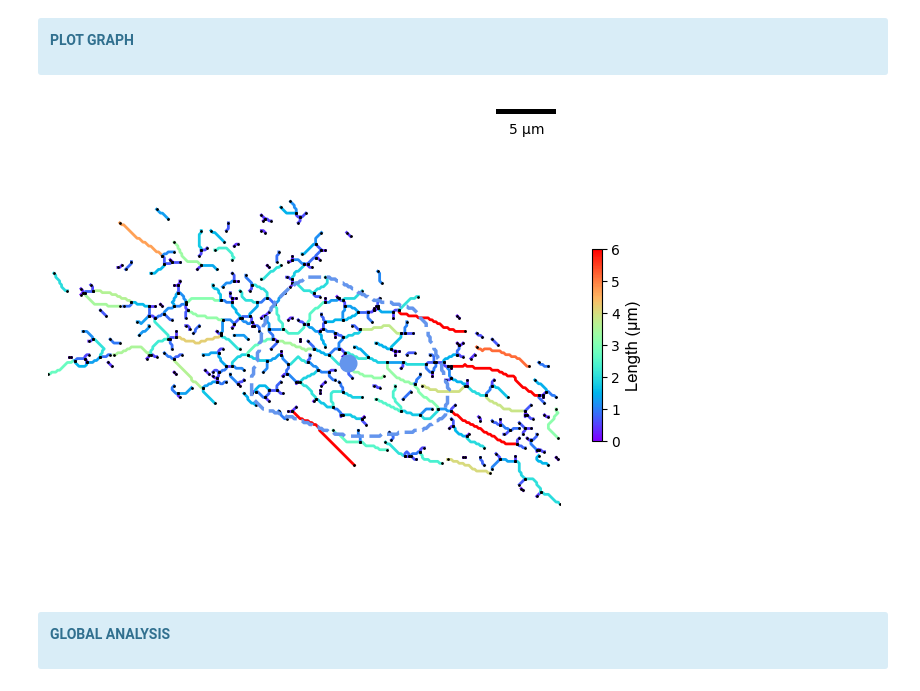
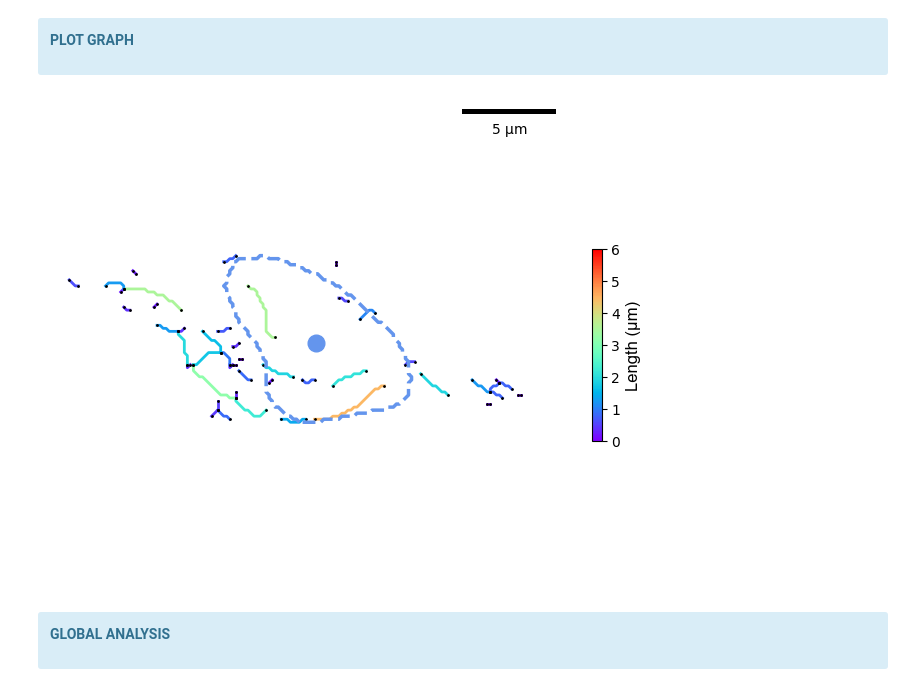
Before and after one commit to diogojfv/aTubulinOrganization, a Jupyter notebook: 7 - Results Analysis.ipynb, the cells around one changed output. Drawn from its saved outputs; the diff is of its cells as text; code cells hidden in the pictures.

```diff
--- a/7 - Results Analysis.ipynb
+++ b/7 - Results Analysis.ipynb
@@ -48,7 +48,7 @@ data = init_import(folder,options)
 
 # Import processed results
 #ResultsDF = pd.read_pickle(folder + "\\ResultsDF_TEST_DONE.pkl")
-ResultsDF = pd.read_pickle(folder + "\\ResultsDF_6_mai_24_totest.pkl")
+ResultsDF = pd.read_pickle(folder + "\\ResultsDF_7_nov_24_totest.pkl")
 # %% [output]
 >>> [CYTO] added.
 >>> [NUCL] added.
@@ -213,7 +228,7 @@ fig_graph = graph_plotter(ResultsRow       = ResultsDF.loc[cell],
                           main_branch      = False,
                           overlay          = None,
                           scalebar         = True,
-                          save             = 'morphology_graph0')
+                          save             = 'morphology_graph_fig4c')
 
 # graph_plotter(ResultsRow       = ResultsDF.loc[cell],
 #               data             = data,
@@ -286,34 +301,34 @@ fig_graph = graph_plotter(ResultsRow       = ResultsDF.loc[cell],
 #                           overlay          = None,
 #                           scalebar         = True,
 #                           save             = False)
 
 # fig_graph = graph_plotter(ResultsRow       = ResultsDF.loc[cell],
 #               data             = data,
 #               cmap             = cm,
 #               feat             = None,
 #               normalize_bounds = 'default',
 #               colorbar_label   = None,
 #               nodes            = True,
 #               main_branch      = False,
 #               overlay          = None,
 #               scalebar         = True,
 #               save             = 'figure4_graph')
 
 # fig_graph = graph_plotter(ResultsRow       = ResultsDF.loc[cell],
 #               data             = data,
 #               feat             = 'branch-type',
 #               cmap             = cm,
 #               normalize_bounds = 'default',
 #               colorbar_label   = None,
 #               nodes            = True,
 #               main_branch      = False,
 #               overlay          = None,
 #               scalebar         = True,
 #               save             = 'connectivity2')
 
 #graph_plotter(ResultsRow=ResultsDF.loc[cell],data=data,feat=None,cmap=cm,normalize_bounds='default',colorbar_label=None,nodes=True,main_branch=False, overlay = None,scalebar=False, save='preprocessing_cellX_paper_graph')
 # %% [output]
-[figure, old version]
+[figure, new version]
 # %% [markdown]
 <div class="alert alert-block alert-info">
 
```
Also changed, not shown: parts of 14 cells of this notebook, 1 other file.
